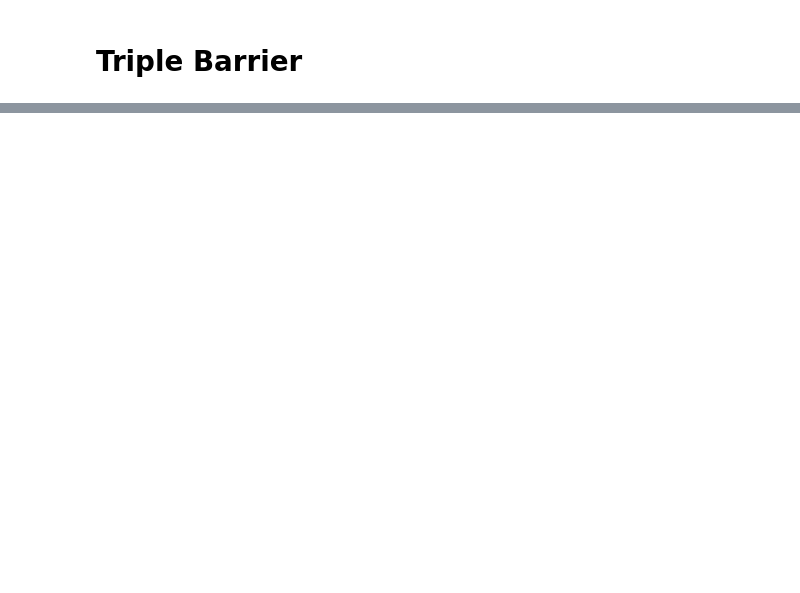
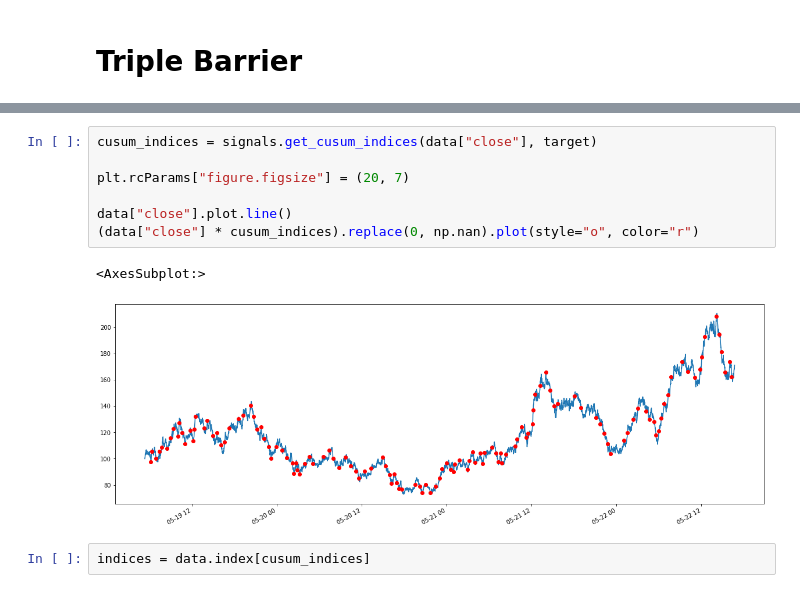
Before and after one commit to maxgao18/AFML, a Jupyter notebook: 3.1.ipynb, the cells around one changed output, grey strips where cells are left out. Cells and saved outputs as stored; diff of their text form; blank space fills up the shorter version.

```diff
--- a/3.1.ipynb
+++ b/3.1.ipynb
@@ -78 +36,13 @@ def plot_triple_barrier(ax, market_data, barriers, start_dt, target, side = c.Di
+# %%
+cusum_indices = signals.get_cusum_indices(data["close"], target)
+
+plt.rcParams["figure.figsize"] = (20, 7)
+
+data["close"].plot.line()
+(data["close"] * cusum_indices).replace(0, np.nan).plot(style="o", color="r")
+# %% [output]
+<AxesSubplot:>
+[figure, added]
+# %%
+indices = data.index[cusum_indices]
 # %%
```
Also changed, not shown: parts of 8 cells of this notebook, 5 other files.
